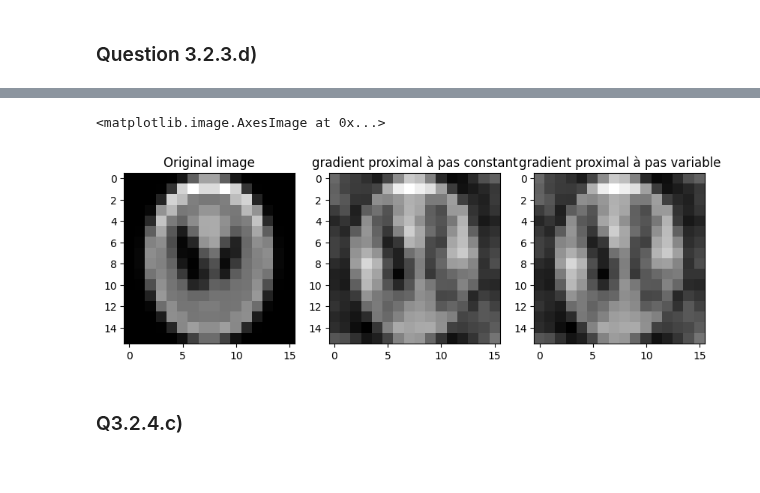
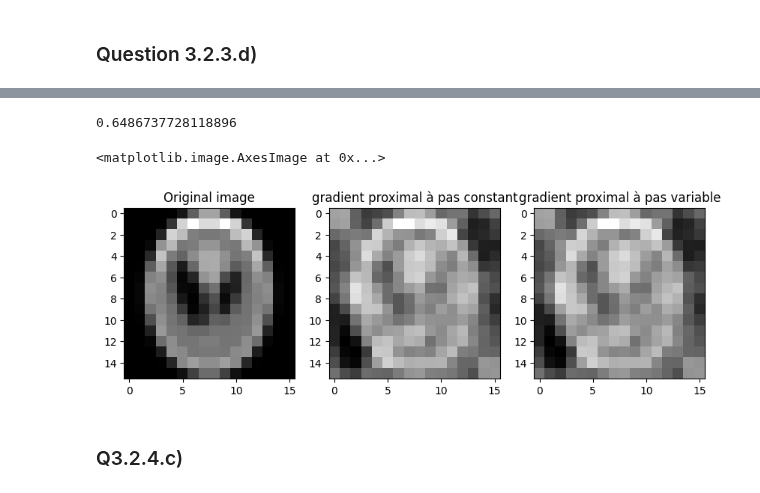
Before and after one commit to VDeumier/Projet_UE11, a Jupyter notebook: projet-opti-ts/X-Ray Tomography.ipynb, the cells around one changed output, grey strips where cells are left out. Saved outputs shown, nothing was run; the diff lists cells and outputs as text; code cells hidden in the pictures.

```diff
--- a/projet-opti-ts/X-Ray Tomography.ipynb
+++ b/projet-opti-ts/X-Ray Tomography.ipynb
@@ -529,7 +541,7 @@ le problème $(13)$ se met alors sous forme $(14)$
 from cvxopt import matrix, solvers
 from scipy import linalg
 mu=10e-4
-Qe=linalg.block_diag(1/2*(np.dot(np.conjugate(np.transpose(M)), M))+np.dot(np.transpose(M),np.conjugate(M)),np.zeros((2*N*(N-1),2*N*(N-1))),np.zeros((2*N*(N-1),2*N*(N-1)))).real
+Qe=linalg.block_diag(np.dot(np.conjugate(np.transpose(M)), M)+np.dot(np.transpose(M),np.conjugate(M)),np.zeros((2*N*(N-1),2*N*(N-1))),np.zeros((2*N*(N-1),2*N*(N-1)))).real
 ae =np.transpose(np.block([-2*np.dot(np.transpose(M),np.conjugate(m)).real, mu*np.ones(2*N*(N-1)), mu*np.ones(2*N*(N-1))]))
 ce = 1/2*np.linalg.norm(m)**2
 G = linalg.block_diag(np.zeros((N*N,N*N)), -np.eye(2*N*(N-1)), -np.eye(2*N*(N-1)))
@@ -549,6 +561,7 @@ b = matrix(b)
 start_time = time.time()
 sol = np.array(solvers.coneqp(P=Qe, q=ae, G=G, h=h, A=A, b=b)['x'])
 end_time = time.time()
+print('Time elapsed: ', end_time - start_time)
 f= sol[0:N*N]
 s1=sol[N*N:N*N+2*N*(N-1)]
 s2=sol[N*N+2*N*(N-1):]
@@ -612,36 +626,41 @@ n_iter=1000
 
 # résolution
 x=x0
+time_start = time.time()
 assert mu<=1/L
 for i in range(n_iter):
   x=prox_mu_h1(x-mu*grad_g(x),mu)
+time_end = time.time()
 sol_1=x.real.reshape(16,16)
 ax2.imshow(sol_1,cmap='gray')
 
 # paramètres de l'algorithme de gradient proximal à pas variable
 n_iter=1000
 l0=1e-5
 eta=0.9
 g0= g(x0)
 r=grad_g(x0)
 x=x0
 l=l0
-
+time_start = time.time()
 # résolution
 for _ in range(n_iter):
     while True:
         z = prox_mu_h1(x - l * r, l)
         g_hat = g0 + np.dot(r, z - x) + 1/(2*l) * np.linalg.norm(z - x)**2
         if g(z) <= g_hat:
             break
         l = eta * l
     x = z
     g0 = g(z)
     r = grad_g(z)
+time_end = time.time()
+print(time_end-time_start)
 sol_2=x.real.reshape(16,16)
 ax3.imshow(sol_2,cmap='gray')
 # %% [output]
-<matplotlib.image.AxesImage at 0x...>
+0.6486737728118896
+<matplotlib.image.AxesImage at 0x...>
-[figure, old version]
+[figure, new version]
 # %% [markdown]
 ### Q3.2.4.c)
```
Also changed, not shown: parts of 6 cells of this notebook.
